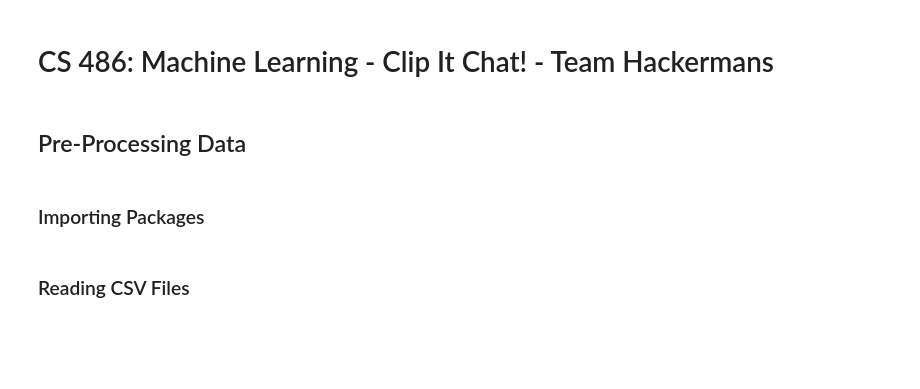
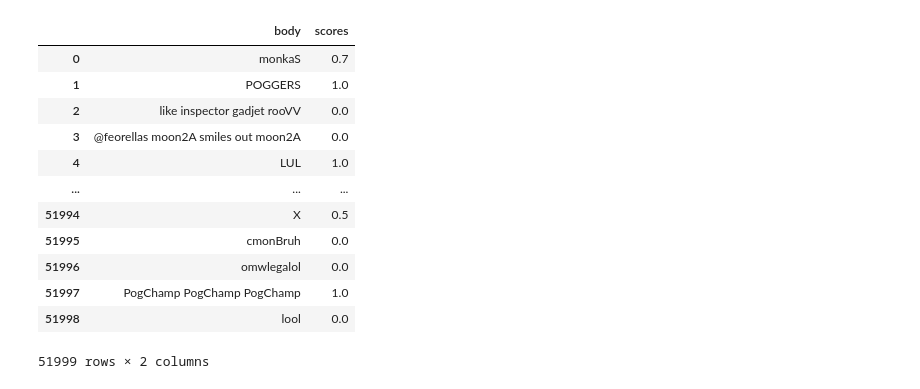
Before and after one commit to sinnedqd/ClipItChat, a Jupyter notebook: fit.ipynb, the cells around one changed output. Saved outputs shown, nothing was run; the diff lists cells and outputs as text; code cells hidden in the pictures; blank space fills up the shorter version.

```diff
--- a/fit.ipynb
+++ b/fit.ipynb
@@ -1,11 +1,23 @@
-# %% [markdown]
-# CS 486: Machine Learning - Clip It Chat! - Team Hackermans
-# %% [markdown]
-## Pre-Processing Data
-# %% [markdown]
-### Importing Packages
 # %%
 import pandas as pd
 import numpy as np
+
+df = pd.read_csv('combined_csv.csv')
+
+df.drop('Unnamed: 0', inplace=True, axis=1)
+
+df
+# %% [output]
+|  | body | scores |
+| 0 | monkaS | 0.7 |
+| 1 | POGGERS | 1.0 |
+| 2 | like inspector gadjet rooVV | 0.0 |
+| 3 | @feorellas moon2A smiles out moon2A | 0.0 |
+| 4 | LUL | 1.0 |
+| ... | ... | ... |
+| 51994 | X | 0.5 |
+| 51995 | cmonBruh | 0.0 |
+| 51996 | omwlegalol | 0.0 |
+| 51997 | PogChamp PogChamp PogChamp | 1.0 |
+| 51998 | lool | 0.0 |
+51999 rows × 2 columns
-# %% [markdown]
-### Reading CSV Files
```
Also changed, not shown: parts of 17 cells of this notebook.
